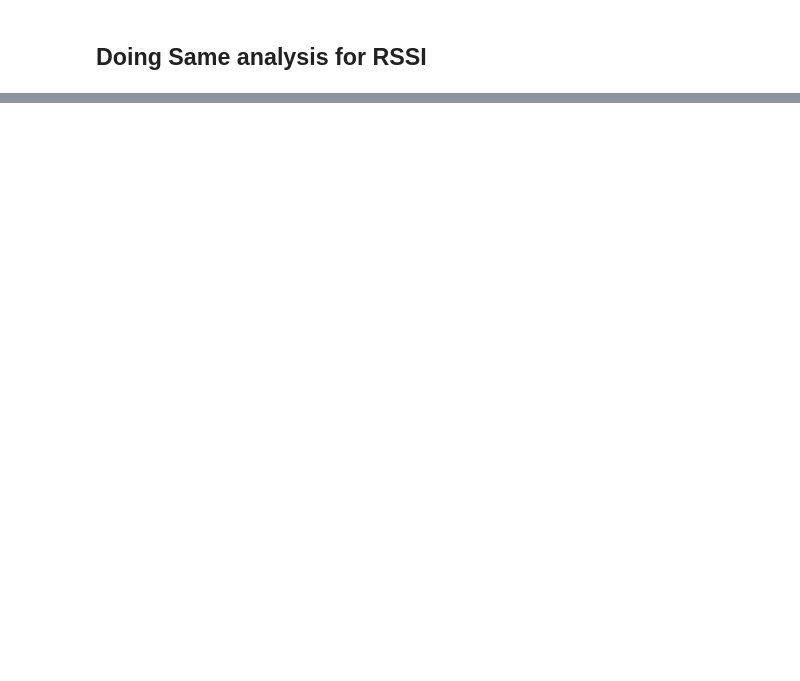
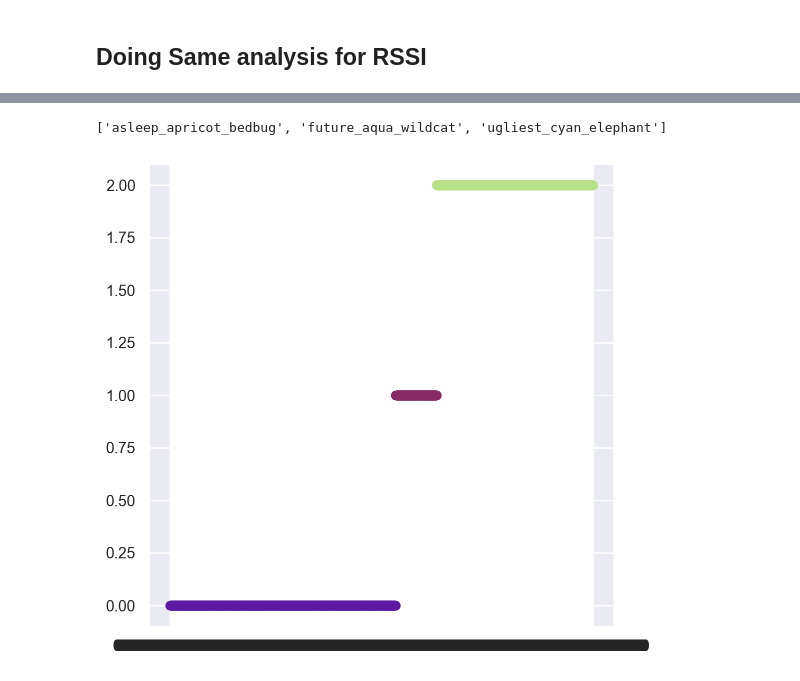
Before and after one commit to timsinashok/floodnet_ugsrp-2023, a Jupyter notebook: failure_frequency_and_mostly_failing_analysis.ipynb, the cells around one changed output, grey strips where cells are left out. Saved outputs shown, nothing was run; the diff lists cells and outputs as text; code cells hidden in the pictures; blank space fills up the shorter version.

```diff
--- a/failure_frequency_and_mostly_failing_analysis.ipynb
+++ b/failure_frequency_and_mostly_failing_analysis.ipynb
@@ -239,8 +239,8 @@ dates = [date1, date2]
 
 for sensor in sensors:
     df = dataframes[sensor]
-    add_df = df[(df['gw_1_id'] == 'fngw-10003') & (df['time'].dt.date == date1)]
+    add_df = df[(df['gw_1_id'] == 'fngw-10003') & ((df['time'].dt.date == date1) or (df['time'].dt.date == date2)]
     test_6_13 = pd.concat([test_6_13, add_df], ignore_index=True)
-    print(f"added {sensor}")
+    #print(f"added {sensor}")
 
-test_6_13['times'].to_datetime().hour()
+test_6_13
@@ -246,0 +265,14 @@ test_6_13['times'].to_datetime().hour()
+# %%
+test_sensors = list(set(test_6_13['deployment_id']))
+test_sensors
+# %% [output]
+['asleep_apricot_bedbug', 'future_aqua_wildcat', 'ugliest_cyan_elephant']
+# %%
+sns.set(rc = {'figure.figsize':(6,6)})
+i = 0;
+for sensor in test_sensors:
+        temp = test_6_13[test_6_13['deployment_id'] == sensor]
+        plt.scatter(x = temp['times'], y = [i for _ in range(temp.shape[0])], color=np.random.rand(3,))
+        i += 1
+# %% [output]
+[figure, added]
```
Also changed, not shown: parts of 6 cells of this notebook.
